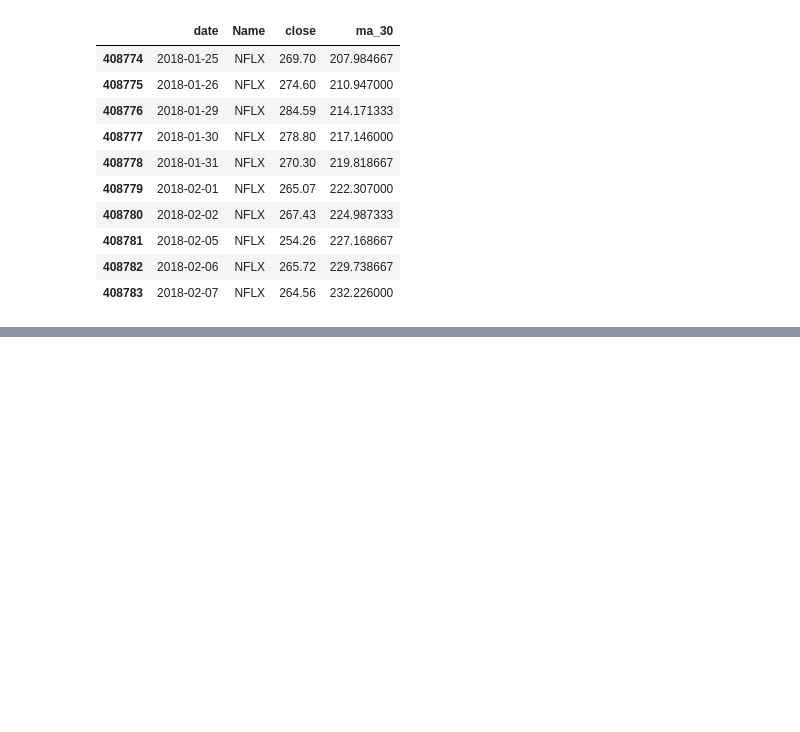
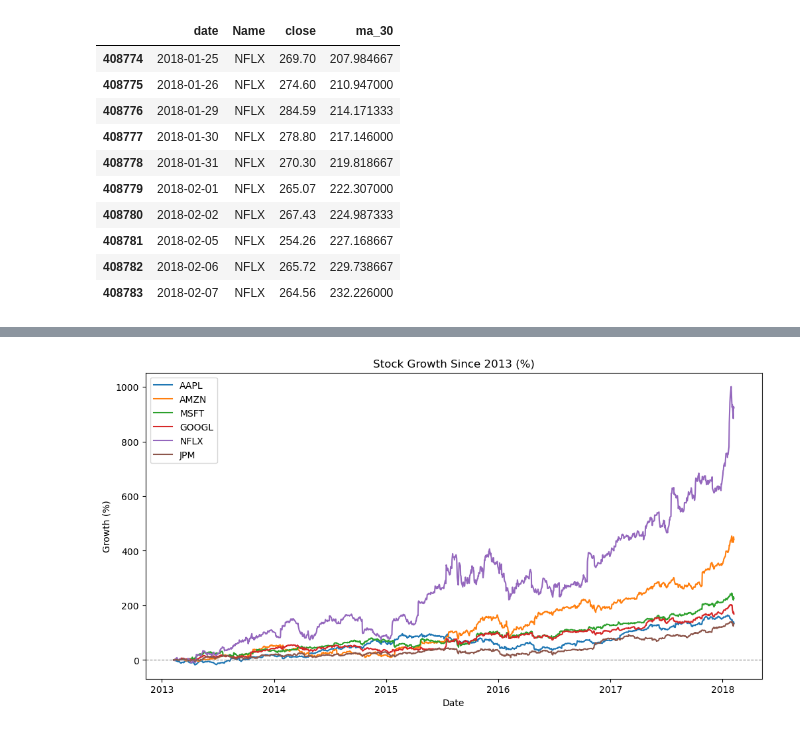
Before and after one commit to dustineronp-dev/stock-market-dashboard-analysis, a Jupyter notebook: stock_analysis.ipynb, the cells around one changed output, grey strips where cells are left out. Drawn from its saved outputs; the diff is of its cells as text; code cells hidden in the pictures; blank space fills up the shorter version.

```diff
--- a/stock_analysis.ipynb
+++ b/stock_analysis.ipynb
@@ -66,0 +108,16 @@ df_selected[['date', 'Name', 'close', 'ma_30']].tail(10)
+# %%
+plt.figure(figsize=(12, 6))
+for ticker in tickers:
+    ticker_data = df_selected[df_selected['Name'] == ticker].copy()
+    starting_price = ticker_data['close'].iloc[0]
+    ticker_data['growth_pct'] = (ticker_data['close'] / starting_price - 1) * 100
+    plt.plot(ticker_data['date'], ticker_data['growth_pct'], label=ticker)
+
+plt.title('Stock Growth Since 2013 (%)')
+plt.xlabel('Date')
+plt.ylabel('Growth (%)')
+plt.legend()
+plt.axhline(0, color='gray', linewidth=0.8, linestyle='--')
+plt.show()
+# %% [output]
+[figure, added]
```
Also changed, not shown: parts of 5 cells of this notebook, 3 other files.
